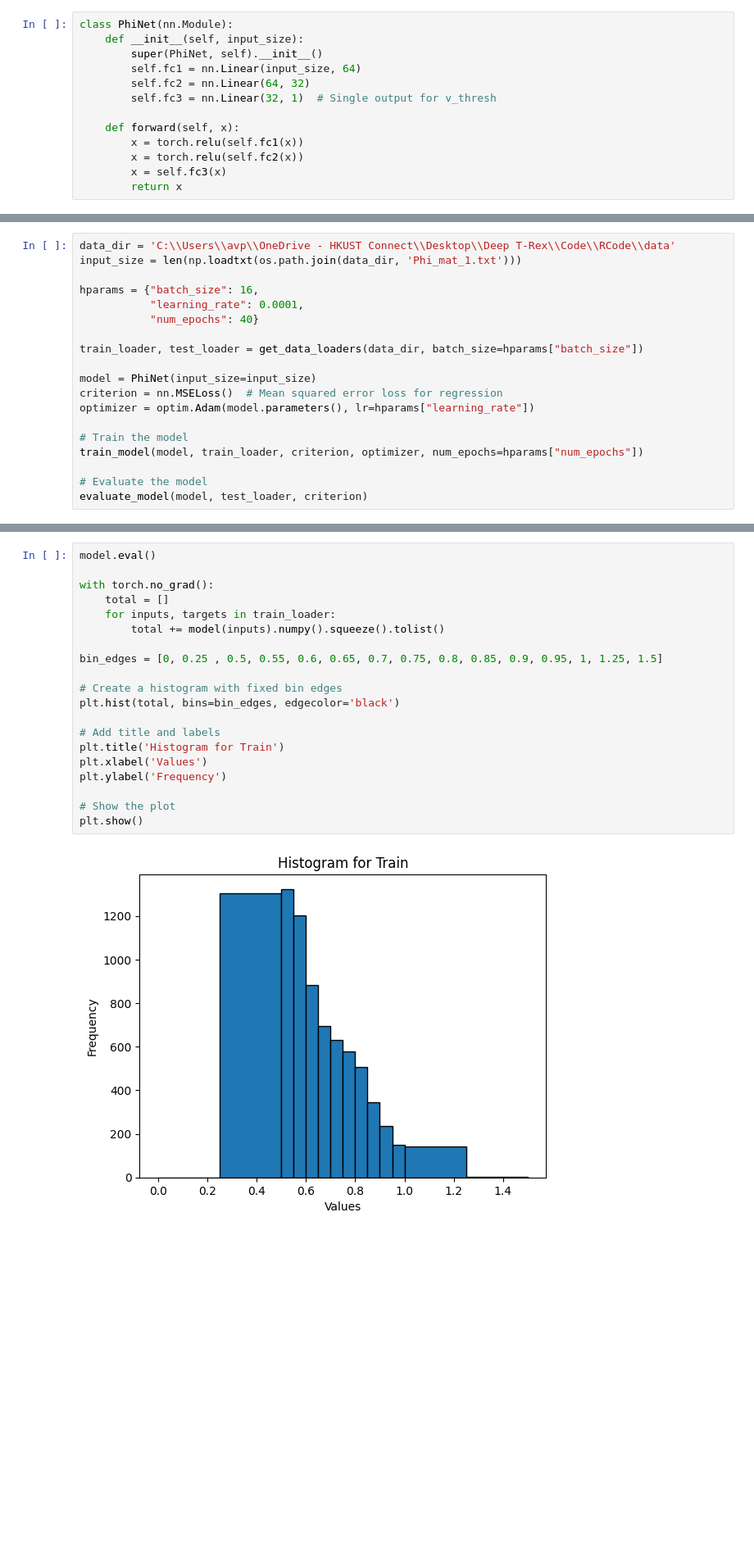
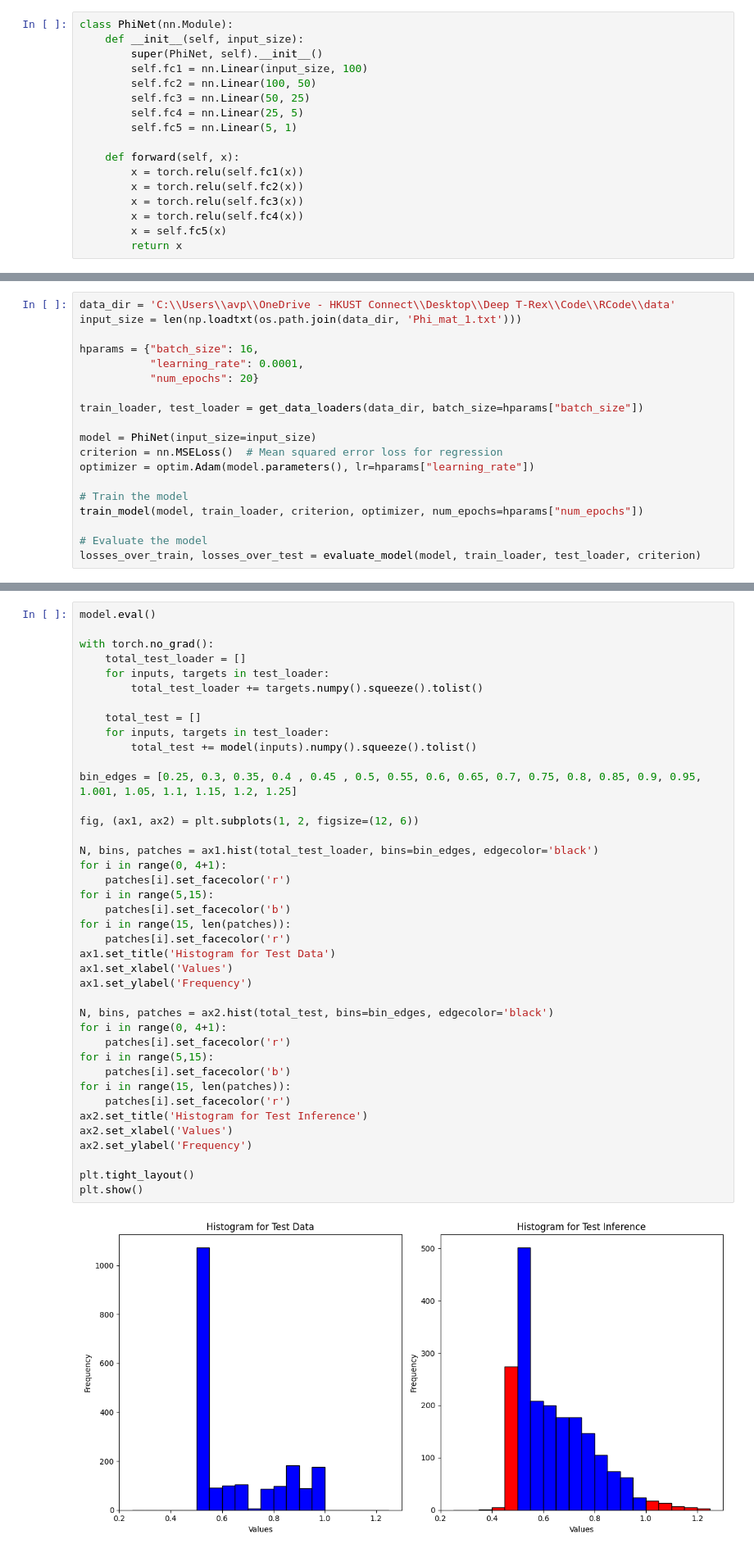
Before and after one commit to ArnauVilella/Deep-T-Rex, a Jupyter notebook: testing.ipynb, the cells around one changed output, grey strips where cells are left out. Shown: that part at 82% size. Cells and saved outputs as stored; diff of their text form; blank space fills up the shorter version.

```diff
--- a/testing.ipynb
+++ b/testing.ipynb
@@ -49,14 +49,18 @@ def get_data_loaders(data_dir, batch_size=32, test_size=0.2):
 class PhiNet(nn.Module):
     def __init__(self, input_size):
         super(PhiNet, self).__init__()
-        self.fc1 = nn.Linear(input_size, 64)
-        self.fc2 = nn.Linear(64, 32)
-        self.fc3 = nn.Linear(32, 1)  # Single output for v_thresh
+        self.fc1 = nn.Linear(input_size, 100)
+        self.fc2 = nn.Linear(100, 50)
+        self.fc3 = nn.Linear(50, 25)
+        self.fc4 = nn.Linear(25, 5)
+        self.fc5 = nn.Linear(5, 1)
 
     def forward(self, x):
         x = torch.relu(self.fc1(x))
         x = torch.relu(self.fc2(x))
-        x = self.fc3(x)
+        x = torch.relu(self.fc3(x))
+        x = torch.relu(self.fc4(x))
+        x = self.fc5(x)
         return x
 # %%
 def train_model(model, train_loader, criterion, optimizer, num_epochs=10):
@@ -88,7 +106,7 @@ input_size = len(np.loadtxt(os.path.join(data_dir, 'Phi_mat_1.txt')))
 
 hparams = {"batch_size": 16,
            "learning_rate": 0.0001,
-           "num_epochs": 40}
+           "num_epochs": 20}
 
 train_loader, test_loader = get_data_loaders(data_dir, batch_size=hparams["batch_size"])
 
@@ -100,5 +118,5 @@ optimizer = optim.Adam(model.parameters(), lr=hparams["learning_rate"])
 train_model(model, train_loader, criterion, optimizer, num_epochs=hparams["num_epochs"])
 
 # Evaluate the model
-evaluate_model(model, test_loader, criterion)
+losses_over_train, losses_over_test = evaluate_model(model, train_loader, test_loader, criterion)
 # %% [output]
@@ -118,22 +189,42 @@ Epoch [12/40], Loss: 0.0154
 # %%
 model.eval()
 
 with torch.no_grad():
-    total = []
-    for inputs, targets in train_loader:
-        total += model(inputs).numpy().squeeze().tolist()
+    total_test_loader = []
+    for inputs, targets in test_loader:
+        total_test_loader += targets.numpy().squeeze().tolist()
 
-bin_edges = [0, 0.25 , 0.5, 0.55, 0.6, 0.65, 0.7, 0.75, 0.8, 0.85, 0.9, 0.95, 1, 1.25, 1.5]
+    total_test = []
+    for inputs, targets in test_loader:
+        total_test += model(inputs).numpy().squeeze().tolist()
 
-# Create a histogram with fixed bin edges
-plt.hist(total, bins=bin_edges, edgecolor='black')
+bin_edges = [0.25, 0.3, 0.35, 0.4 , 0.45 , 0.5, 0.55, 0.6, 0.65, 0.7, 0.75, 0.8, 0.85, 0.9, 0.95, 1.001, 1.05, 1.1, 1.15, 1.2, 1.25]
 
-# Add title and labels
-plt.title('Histogram for Train')
-plt.xlabel('Values')
-plt.ylabel('Frequency')
+fig, (ax1, ax2) = plt.subplots(1, 2, figsize=(12, 6))
 
-# Show the plot
+N, bins, patches = ax1.hist(total_test_loader, bins=bin_edges, edgecolor='black')
+for i in range(0, 4+1):
+    patches[i].set_facecolor('r')
+for i in range(5,15):
+    patches[i].set_facecolor('b')
+for i in range(15, len(patches)):
+    patches[i].set_facecolor('r')
+ax1.set_title('Histogram for Test Data')
+ax1.set_xlabel('Values')
+ax1.set_ylabel('Frequency')
+
+N, bins, patches = ax2.hist(total_test, bins=bin_edges, edgecolor='black')
+for i in range(0, 4+1):
+    patches[i].set_facecolor('r')
+for i in range(5,15):
+    patches[i].set_facecolor('b')
+for i in range(15, len(patches)):
+    patches[i].set_facecolor('r')
+ax2.set_title('Histogram for Test Inference')
+ax2.set_xlabel('Values')
+ax2.set_ylabel('Frequency')
+
+plt.tight_layout()
 plt.show()
 # %% [output]
-[figure, old version]
+[figure, new version]
```
Also changed, not shown: parts of 5 cells of this notebook.
